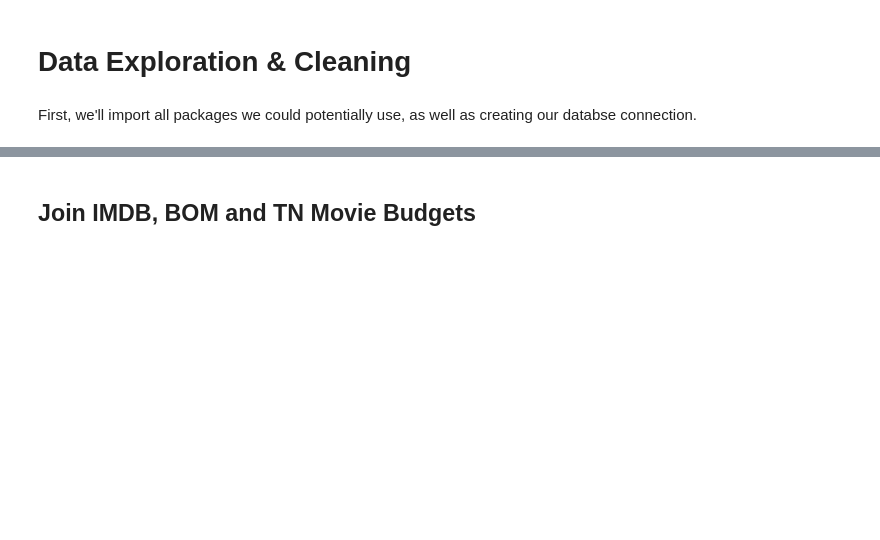
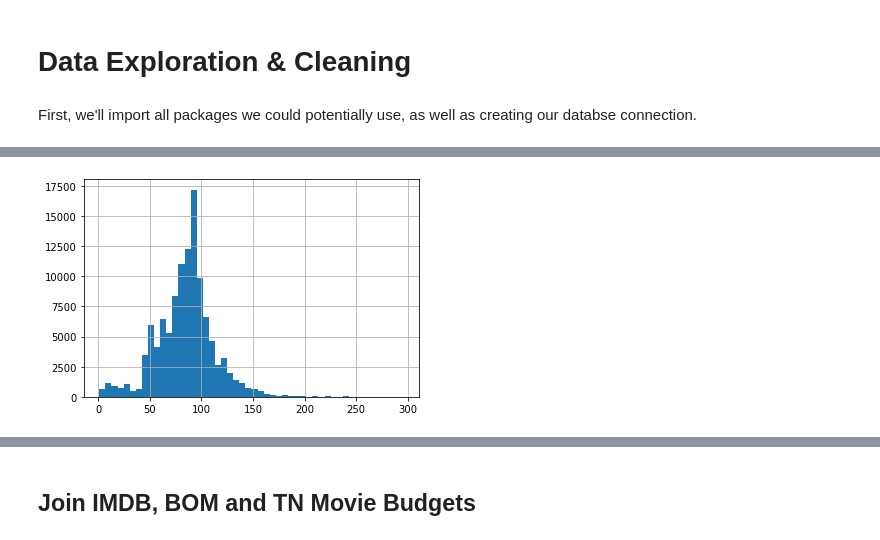
Before and after one commit to doriggs/Semester1Capstone, a Jupyter notebook: student.ipynb, the cells around one changed output, grey strips where cells are left out. Drawn from its saved outputs; the diff is of its cells as text; code cells hidden in the pictures; blank space fills up the shorter version.

```diff
--- a/student.ipynb
+++ b/student.ipynb
@@ -31,0 +120,4 @@ Now, let's prepare the first set of data that we'll use, tn movie budgets. From
+# %%
+imdb_df[(imdb_df.runtime_minutes < 300)].runtime_minutes.hist(bins=50);
+# %% [output]
+[figure, added]
```
Also changed, not shown: parts of 85 cells of this notebook.
